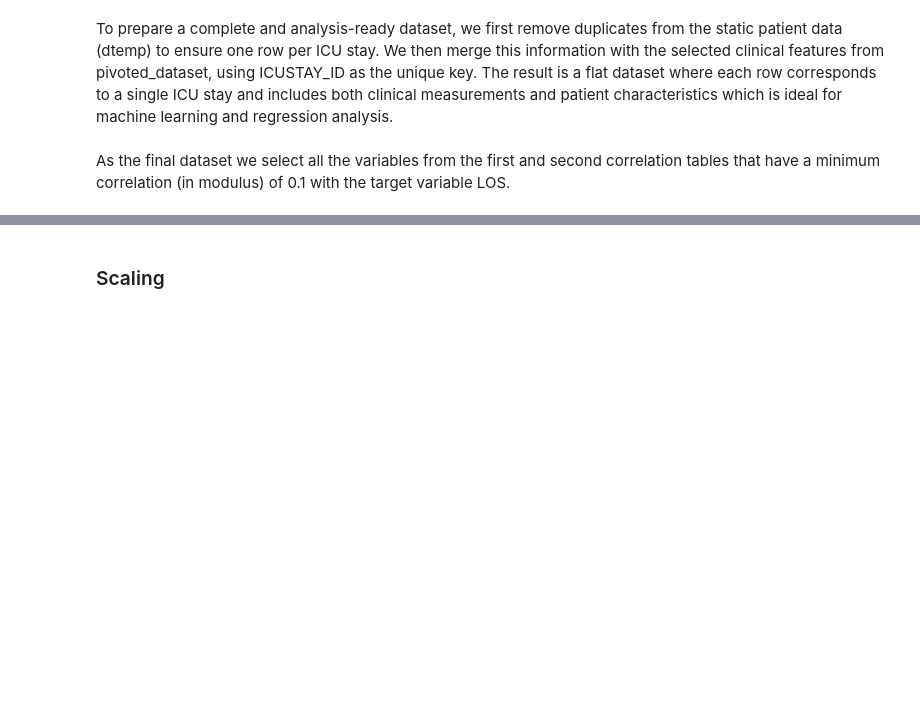
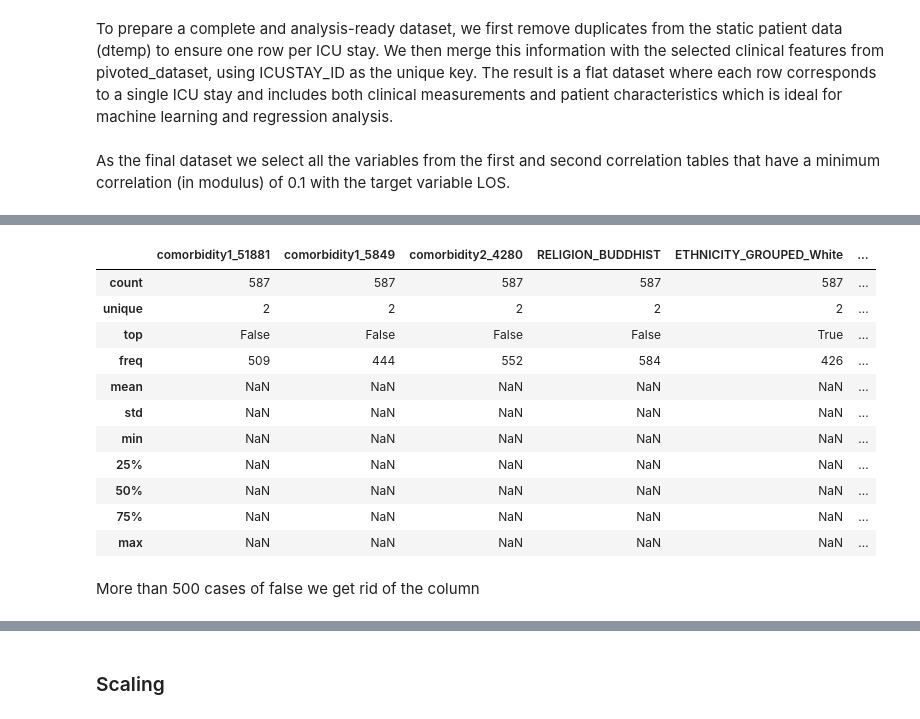
Before and after one commit to ossclaudia/Machine-Learning-2, a Jupyter notebook: projeto.ipynb, the cells around one changed output, grey strips where cells are left out. Saved outputs shown, nothing was run; the diff lists cells and outputs as text; code cells hidden in the pictures; blank space fills up the shorter version.

```diff
--- a/projeto.ipynb
+++ b/projeto.ipynb
@@ -1176,3 +1206,21 @@ Index(['comorbidity1_51881', 'comorbidity1_5849', 'comorbidity2_4280',
 | 2 | True | False | False | False | True | ... |
 | 3 | False | False | False | False | True | ... |
 | 4 | True | False | False | False | True | ... |
+# %%
+pd.set_option('display.max_columns', None)
+final_dataset.describe(include= 'all')
+# %% [output]
+|  | comorbidity1_51881 | comorbidity1_5849 | comorbidity2_4280 | RELIGION_BUDDHIST | ETHNICITY_GROUPED_White | ... |
+| count | 587 | 587 | 587 | 587 | 587 | ... |
+| unique | 2 | 2 | 2 | 2 | 2 | ... |
+| top | False | False | False | False | True | ... |
+| freq | 509 | 444 | 552 | 584 | 426 | ... |
+| mean | NaN | NaN | NaN | NaN | NaN | ... |
+| std | NaN | NaN | NaN | NaN | NaN | ... |
+| min | NaN | NaN | NaN | NaN | NaN | ... |
+| 25% | NaN | NaN | NaN | NaN | NaN | ... |
+| 50% | NaN | NaN | NaN | NaN | NaN | ... |
+| 75% | NaN | NaN | NaN | NaN | NaN | ... |
+| max | NaN | NaN | NaN | NaN | NaN | ... |
+# %% [markdown]
+More than 500 cases of false we get rid of the column
```
Also changed, not shown: parts of 16 cells of this notebook.
